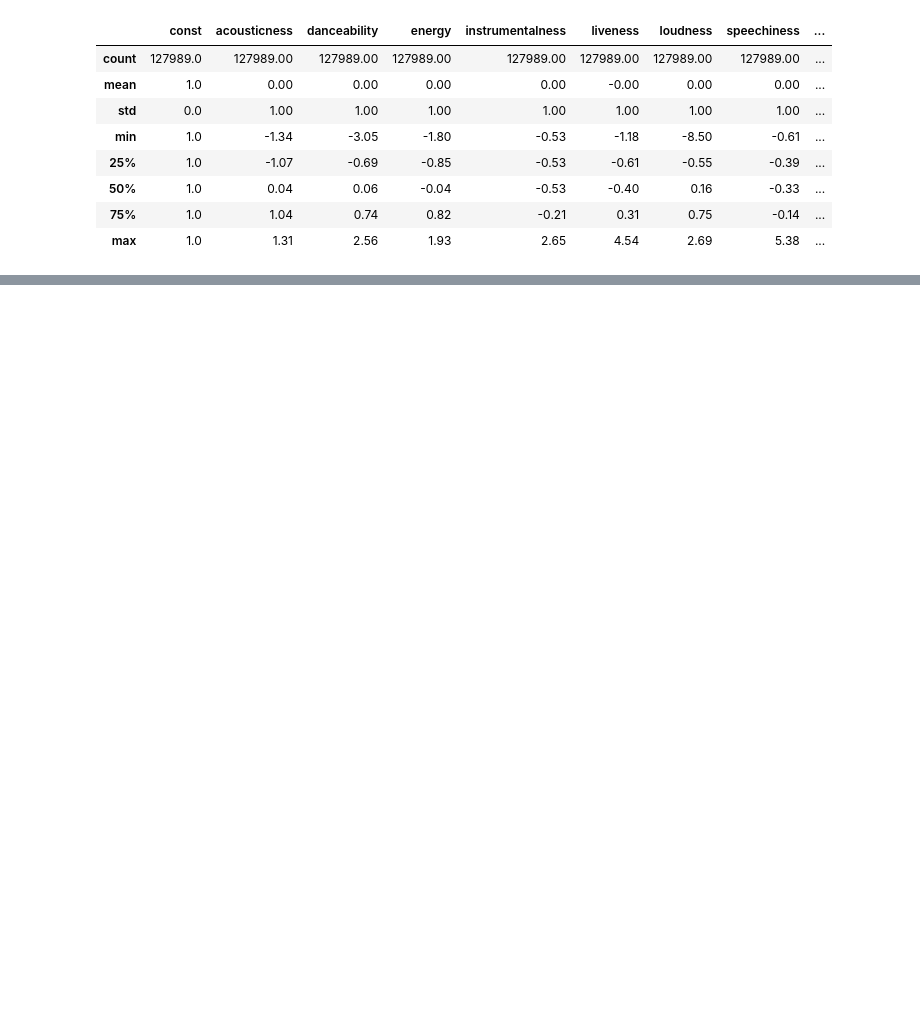
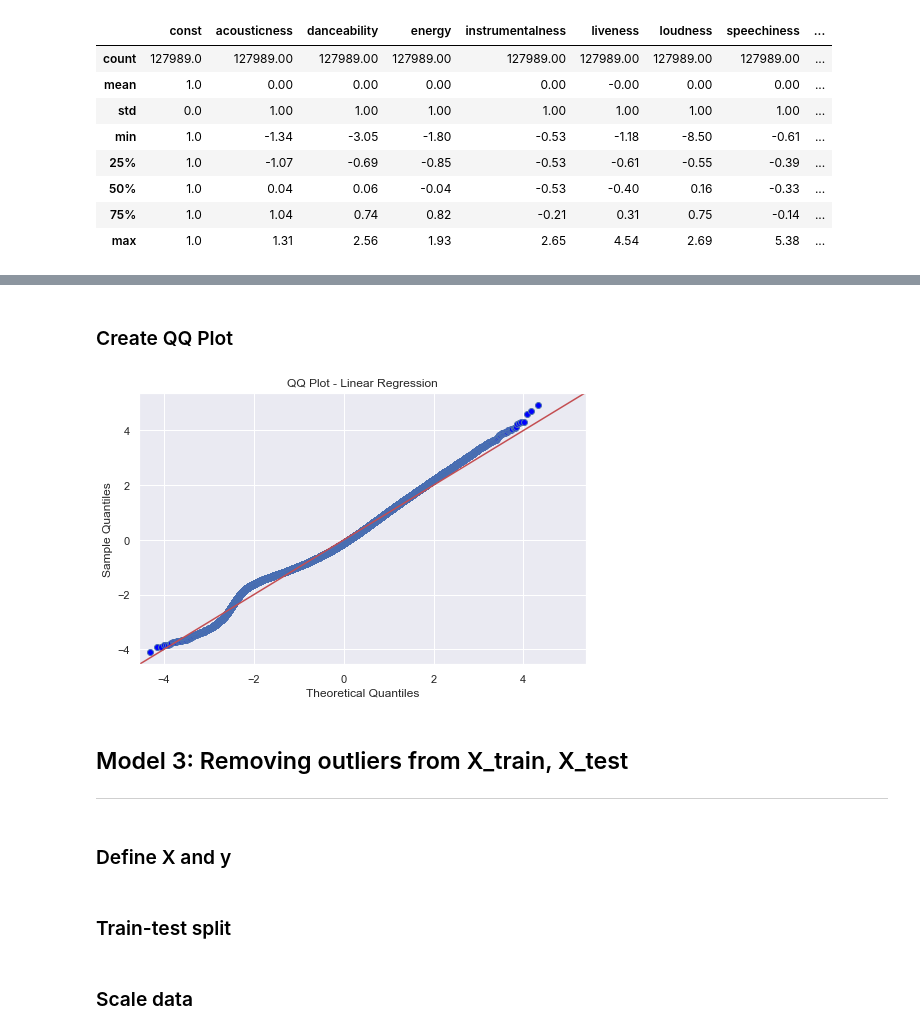
Before and after one commit to data-gab/Song-Popularity-Prediction, a Jupyter notebook: NOTEBOOKS/Linear Regression Modeling.ipynb, the cells around one changed output, grey strips where cells are left out. Saved outputs shown, nothing was run; the diff lists cells and outputs as text; code cells hidden in the pictures; blank space fills up the shorter version.

```diff
--- a/NOTEBOOKS/Linear Regression Modeling.ipynb
+++ b/NOTEBOOKS/Linear Regression Modeling.ipynb
@@ -229,0 +287,14 @@ X_train_clean.describe().round(2)
+# %% [markdown]
+### Create QQ Plot
+# %%
+fig, ax = plt.subplots(figsize=(8, 5))
+plt.title("QQ Plot - Linear Regression")
+fig = sm.qqplot(stu_resid, line='45', fit=True, ax=ax)
+plt.show()
+# %% [output]
+[figure, added]
+# %% [markdown]
+## Model 3: Removing outliers from X_train, X_test
+***
+# %% [markdown]
+### Define X and y
@@ -229,0 +310,2 @@ X_train_clean.describe().round(2)
+# %% [markdown]
+### Train-test split
@@ -229,0 +314,2 @@ X_train_clean.describe().round(2)
+# %% [markdown]
+### Scale data
```
Also changed, not shown: parts of 16 cells of this notebook, 2 other files.
